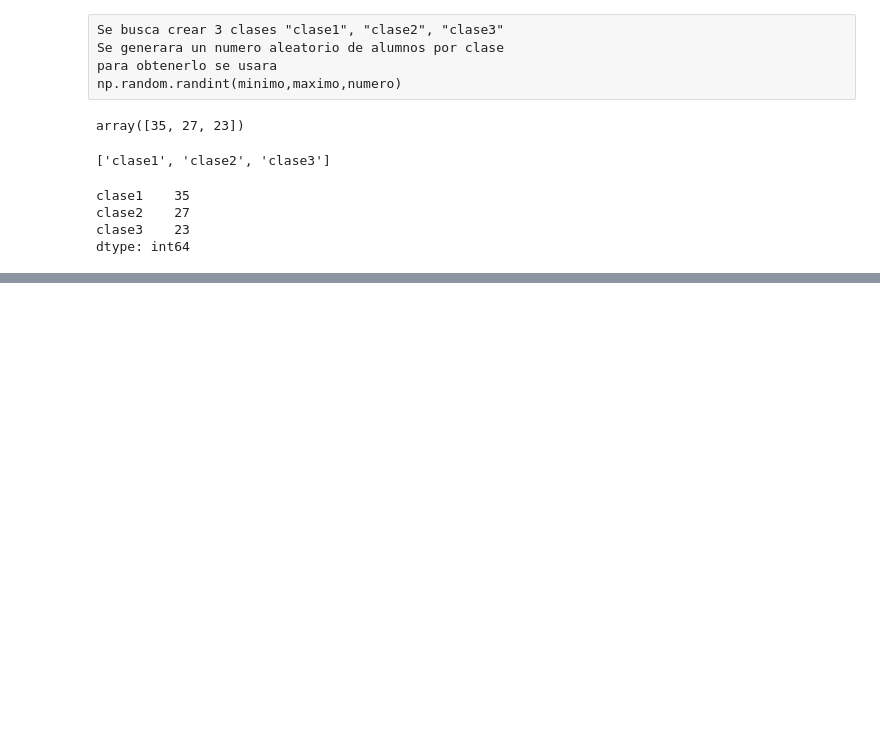
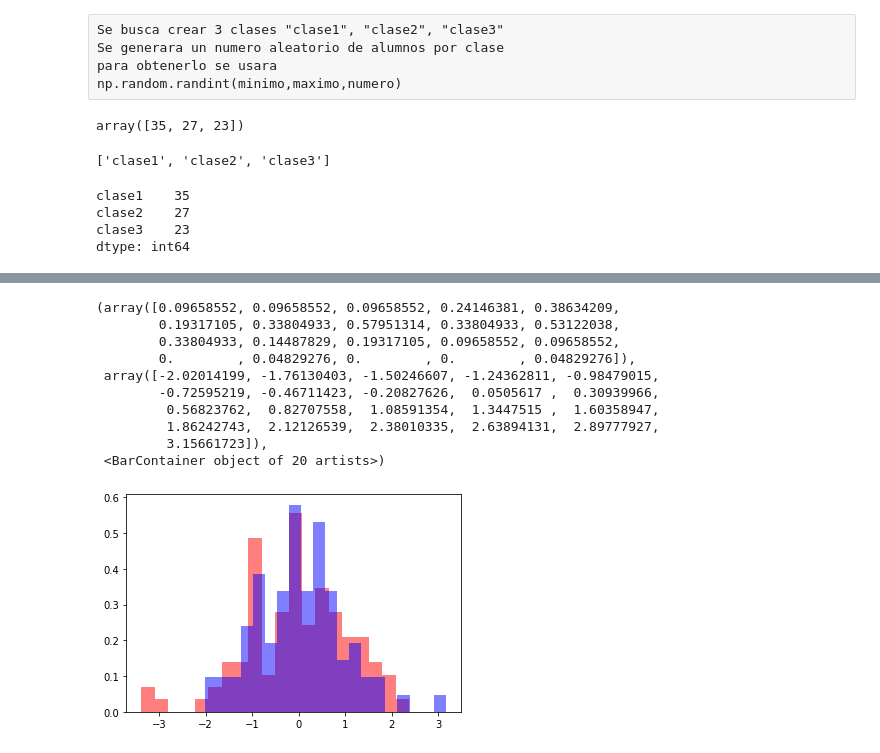
Before and after one commit to Jack21Ace/Cursos-Python, a Jupyter notebook: Pandas_Dataframe.ipynb, the cells around one changed output, grey strips where cells are left out. Cells and saved outputs as stored; diff of their text form; code cells hidden in the pictures; blank space fills up the shorter version.

```diff
--- a/Pandas_Dataframe.ipynb
+++ b/Pandas_Dataframe.ipynb
@@ -648,0 +1479,16 @@ serie['clase']
+# %%
+# Combinar las dos graficas
+mpl.pyplot.hist(datos1, color='red', alpha=0.5, bins=20, density=True)
+mpl.pyplot.hist(datos2, color='blue', alpha=0.5, bins=20, density=True)
+# %% [output]
+(array([0.09658552, 0.09658552, 0.09658552, 0.24146381, 0.38634209,
+        0.19317105, 0.33804933, 0.57951314, 0.33804933, 0.53122038,
+        0.33804933, 0.14487829, 0.19317105, 0.09658552, 0.09658552,
+        0.        , 0.04829276, 0.        , 0.        , 0.04829276]),
+ array([-2.02014199, -1.76130403, -1.50246607, -1.24362811, -0.98479015,
+        -0.72595219, -0.46711423, -0.20827626,  0.0505617 ,  0.30939966,
+         0.56823762,  0.82707558,  1.08591354,  1.3447515 ,  1.60358947,
+         1.86242743,  2.12126539,  2.38010335,  2.63894131,  2.89777927,
+         3.15661723]),
+ <BarContainer object of 20 artists>)
+[figure, added]
```
Also changed, not shown: parts of 165 cells of this notebook, 2 other files.
